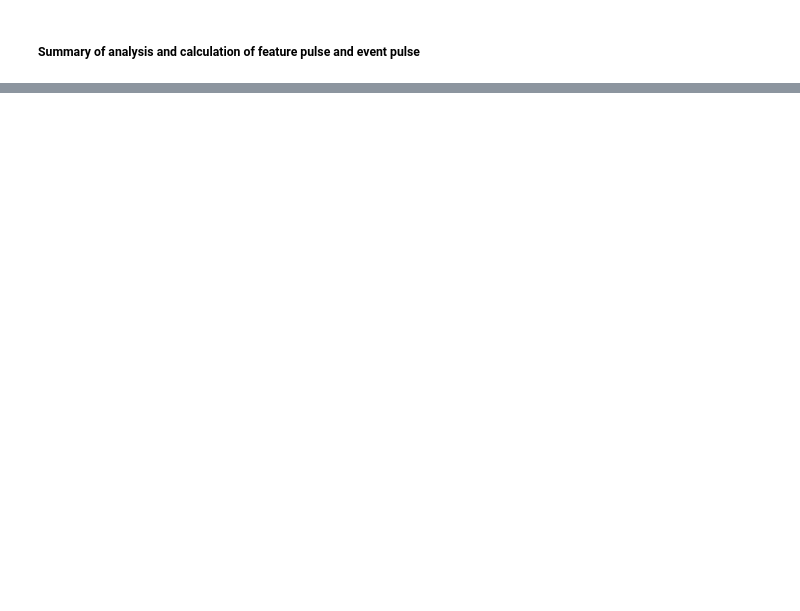
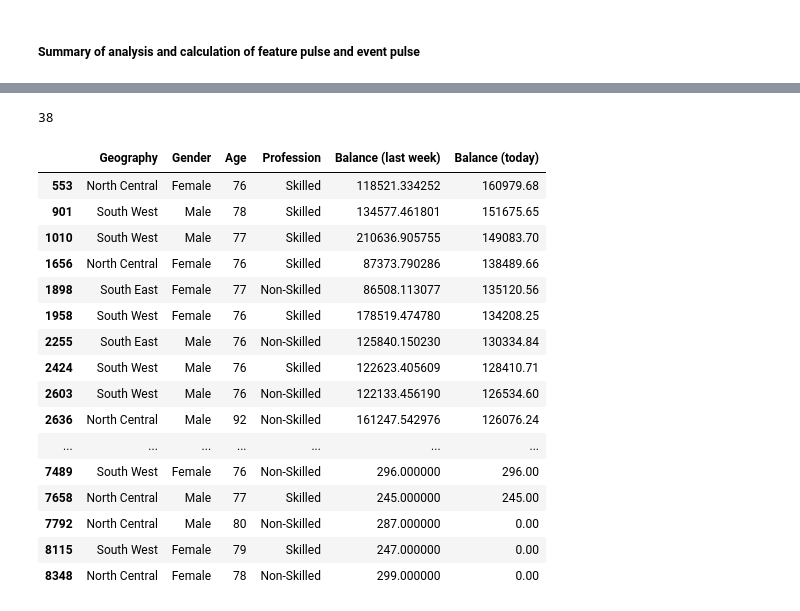
Before and after one commit to opeyemifarinde/Data-Analytics, a Jupyter notebook: Calculating_pulse_of_events_for_Towntalk_Bank_Data.ipynb, the cells around one changed output, grey strips where cells are left out. Cells and saved outputs as stored; diff of their text form; code cells hidden in the pictures; blank space fills up the shorter version.

```diff
--- a/Calculating_pulse_of_events_for_Towntalk_Bank_Data.ipynb
+++ b/Calculating_pulse_of_events_for_Towntalk_Bank_Data.ipynb
@@ -591,0 +676,27 @@ Image(filename=PATH)
+# %%
+"""
+
+I will print the length and entire data of customers with balance greater than zero last week.
+
+"""
+print(len(flastweekData))
+flastweekData
+# %% [output]
+38
+|  | Geography | Gender | Age | Profession | Balance (last week) | Balance (today) |
+| 553 | North Central | Female | 76 | Skilled | 118521.334252 | 160979.68 |
+| 901 | South West | Male | 78 | Skilled | 134577.461801 | 151675.65 |
+| 1010 | South West | Male | 77 | Skilled | 210636.905755 | 149083.70 |
+| 1656 | North Central | Female | 76 | Skilled | 87373.790286 | 138489.66 |
+| 1898 | South East | Female | 77 | Non-Skilled | 86508.113077 | 135120.56 |
+| 1958 | South West | Female | 76 | Skilled | 178519.474780 | 134208.25 |
+| 2255 | South East | Male | 76 | Non-Skilled | 125840.150230 | 130334.84 |
+| 2424 | South West | Male | 76 | Skilled | 122623.405609 | 128410.71 |
+| 2603 | South West | Male | 76 | Non-Skilled | 122133.456190 | 126534.60 |
+| 2636 | North Central | Male | 92 | Non-Skilled | 161247.542976 | 126076.24 |
+| ... | ... | ... | ... | ... | ... | ... |
+| 7489 | South West | Female | 76 | Non-Skilled | 296.000000 | 296.00 |
+| 7658 | North Central | Male | 77 | Skilled | 245.000000 | 245.00 |
+| 7792 | North Central | Male | 80 | Non-Skilled | 287.000000 | 0.00 |
+| 8115 | South West | Female | 79 | Skilled | 247.000000 | 0.00 |
+| 8348 | North Central | Female | 78 | Non-Skilled | 299.000000 | 0.00 |
```
Also changed, not shown: parts of 18 cells of this notebook.
